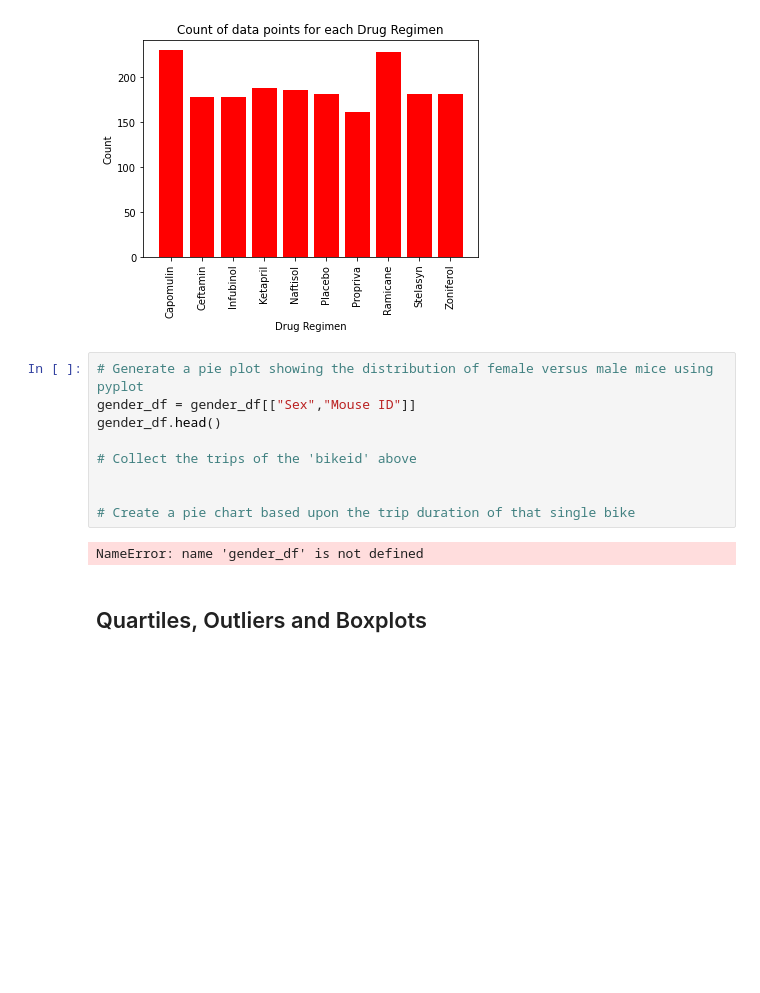
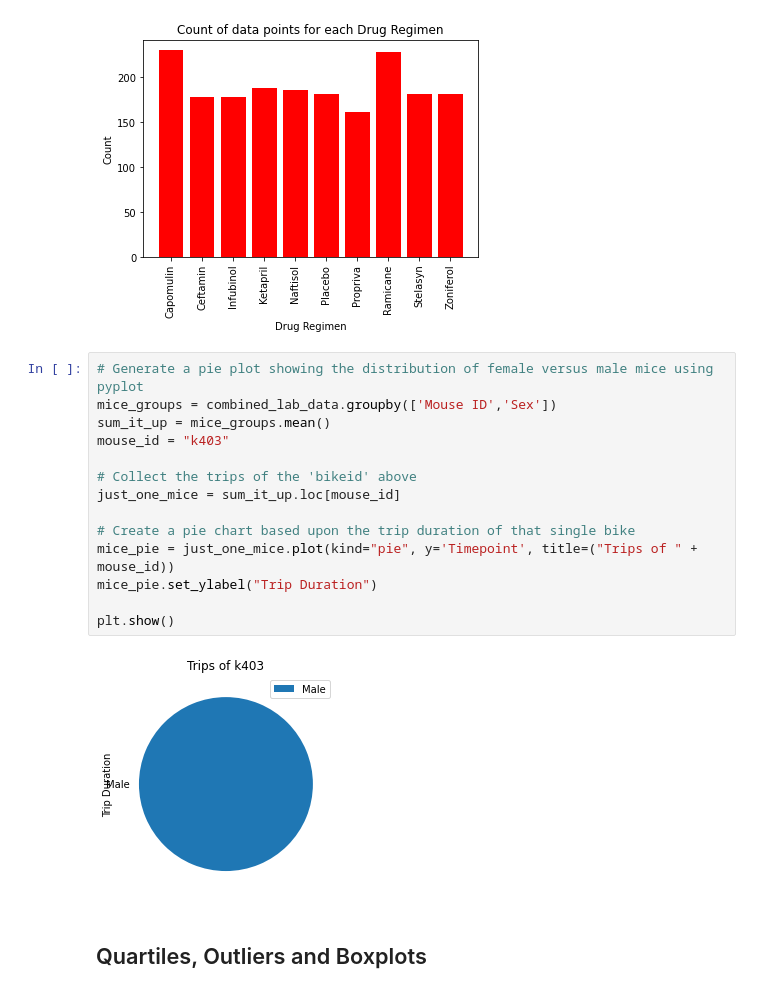
Before and after one commit to Aprieto7/Matplotlib-Challenge, a Jupyter notebook: Pymaceuticals/pymaceuticals_starter.ipynb, the cells around one changed output. Cells and saved outputs as stored; diff of their text form; blank space fills up the shorter version.

Commit message:
Pie Chart

```diff
--- a/Pymaceuticals/pymaceuticals_starter.ipynb
+++ b/Pymaceuticals/pymaceuticals_starter.ipynb
@@ -158,15 +158,20 @@ plt.show()
 [figure]
 # %%
 # Generate a pie plot showing the distribution of female versus male mice using pyplot
-gender_df = gender_df[["Sex","Mouse ID"]]
-gender_df.head()
+mice_groups = combined_lab_data.groupby(['Mouse ID','Sex'])
+sum_it_up = mice_groups.mean()
+mouse_id = "k403"
 
 # Collect the trips of the 'bikeid' above
-
+just_one_mice = sum_it_up.loc[mouse_id]
 
 # Create a pie chart based upon the trip duration of that single bike
+mice_pie = just_one_mice.plot(kind="pie", y='Timepoint', title=("Trips of " + mouse_id))
+mice_pie.set_ylabel("Trip Duration")
+
+plt.show()
 # %% [output]
-NameError: name 'gender_df' is not defined
+[figure, added]
 # %% [markdown]
 ## Quartiles, Outliers and Boxplots
 # %%
```
